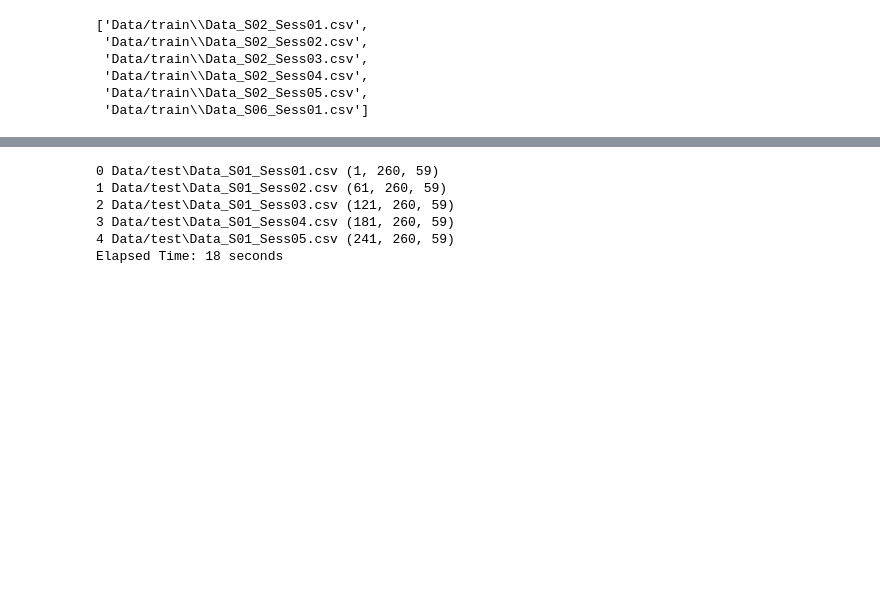
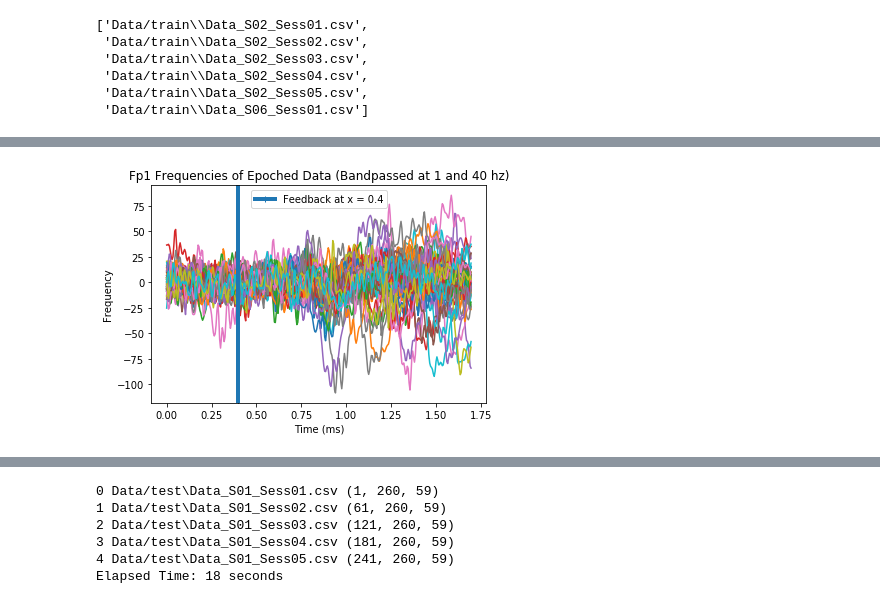
Before and after one commit to ellaelu/BCI-NERChallenge, a Jupyter notebook: generate_epochs.ipynb, the cells around one changed output, grey strips where cells are left out. Saved outputs shown, nothing was run; the diff lists cells and outputs as text; code cells hidden in the pictures; blank space fills up the shorter version.

```diff
--- a/generate_epochs.ipynb
+++ b/generate_epochs.ipynb
@@ -91,0 +145,16 @@ Elapsed Time: 18 seconds
+# %%
+#Bandpassed, not baseline corrected
+x = np.arange(0,1.7,0.005)
+train = extract_d(train_files[:1], -0.4, baseline = False, bandpass = True)
+train = train[1:,:,:]
+first_electrode = train[:,:340,1]
+for i in np.arange(60):
+    y = first_electrode[i,:]
+    plt.plot(x, y)
+    plt.xlabel('Time (ms)')
+    plt.ylabel('Frequency')
+    plt.title('Fp1 Frequencies of Epoched Data (Bandpassed at 1 and 40 hz)')
+plt.axvline(x=0.4, marker = '|', linewidth = 4, label = 'Feedback at x = 0.4')
+plt.legend()
+plt.show()
+# %% [output]
@@ -91,0 +163 @@ Elapsed Time: 18 seconds
+[figure, added]
```
Also changed, not shown: parts of 9 cells of this notebook.
